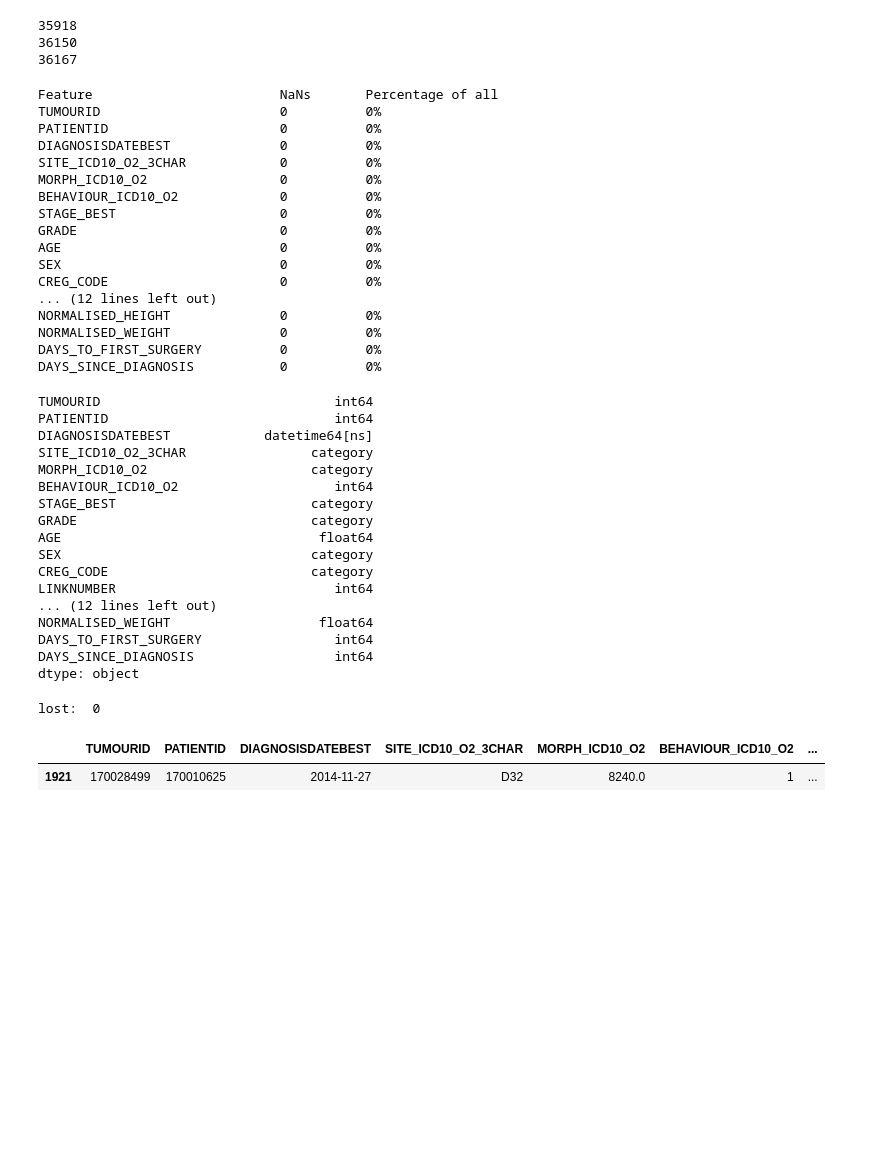
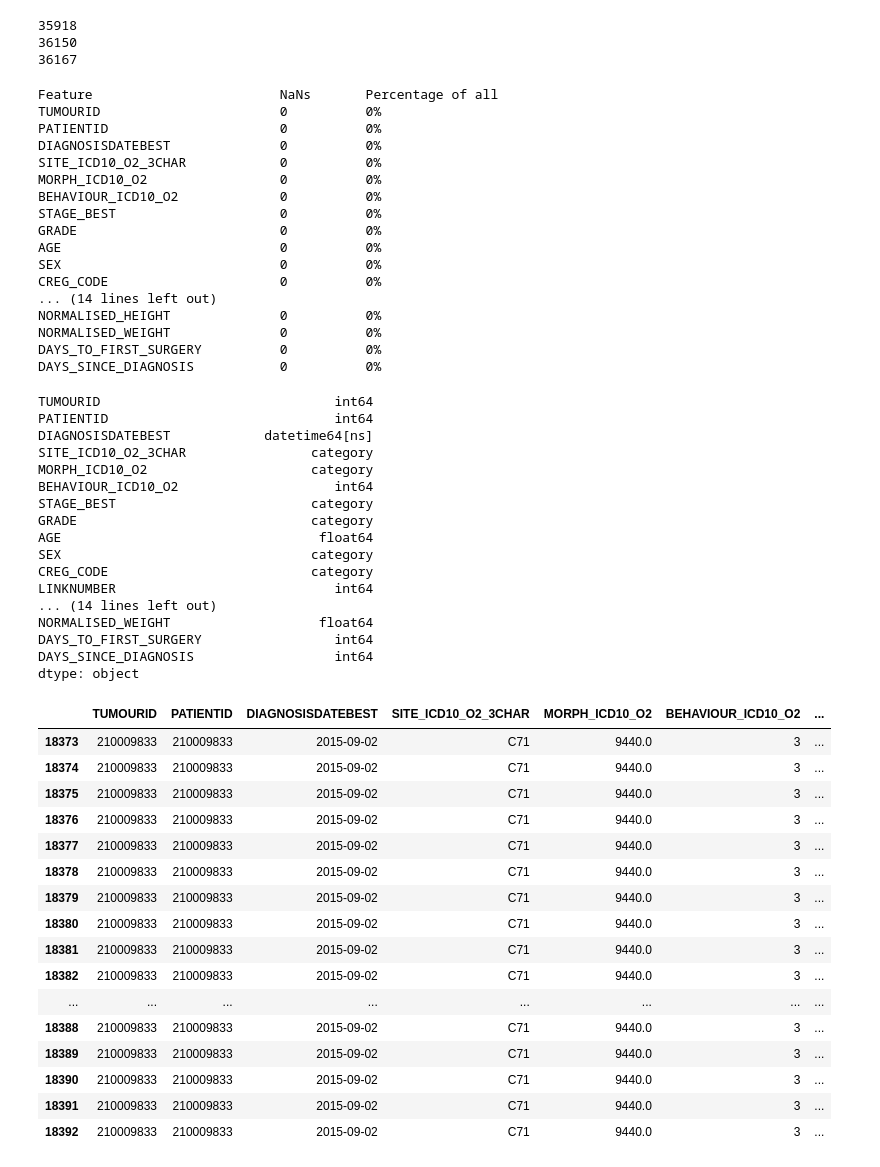
Before and after one commit to dkaizhang/federated-survival, a Jupyter notebook: imputer.ipynb, the cells around one changed output. Drawn from its saved outputs; the diff is of its cells as text; code cells hidden in the pictures; blank space fills up the shorter version.

```diff
--- a/imputer.ipynb
+++ b/imputer.ipynb
@@ -285,8 +286,8 @@ M      314
 C      100
 Name: ETHNICITY, dtype: int64
 # %%
-df['DAYS_SINCE_DIAGNOSIS'] = (df['VITALSTATUSDATE'] - df['DIAGNOSISDATEBEST']).dt.days
-df = df.drop(columns = 'VITALSTATUSDATE')
+df['DAYS_SINCE_DIAGNOSIS'] = (df['NEWVITALSTATUSDATE'] - df['DIAGNOSISDATEBEST']).dt.days
+df = df.drop(columns = ['NEWVITALSTATUSDATE','VITALSTATUSDATE'])
 print('Cases with negative days since diagnosis', (df['DAYS_SINCE_DIAGNOSIS'] < 0).sum())
 # %% [output]
 Cases with negative days since diagnosis 0
@@ -340,7 +341,7 @@ GRADE                          0          0%
 AGE                            0          0%
 SEX                            0          0%
 CREG_CODE                      0          0%
-... (12 lines left out)
+... (14 lines left out)
 NORMALISED_HEIGHT              0          0%
 NORMALISED_WEIGHT              0          0%
 DAYS_TO_FIRST_SURGERY          0          0%
@@ -360,17 +361,28 @@ AGE                                 float64
 SEX                                category
 CREG_CODE                          category
 LINKNUMBER                            int64
-... (12 lines left out)
+... (14 lines left out)
 NORMALISED_WEIGHT                   float64
 DAYS_TO_FIRST_SURGERY                 int64
 DAYS_SINCE_DIAGNOSIS                  int64
 dtype: object
-# %%
-from utilities import add_aggregate
-test = df.loc[df.PATIENTID == 170010625].copy()
-test = add_aggregate(test,what='max',target='DAYS_TO_FIRST_SURGERY',groupby='PATIENTID',name='out')
-test
-# %% [output]
-lost:  0
-|  | TUMOURID | PATIENTID | DIAGNOSISDATEBEST | SITE_ICD10_O2_3CHAR | MORPH_ICD10_O2 | BEHAVIOUR_ICD10_O2 | ... |
-| 1921 | 170028499 | 170010625 | 2014-11-27 | D32 | 8240.0 | 1 | ... |
+# %%
+df.loc[df.PATIENTID==210009833]
+# %% [output]
+|  | TUMOURID | PATIENTID | DIAGNOSISDATEBEST | SITE_ICD10_O2_3CHAR | MORPH_ICD10_O2 | BEHAVIOUR_ICD10_O2 | ... |
+| 18373 | 210009833 | 210009833 | 2015-09-02 | C71 | 9440.0 | 3 | ... |
+| 18374 | 210009833 | 210009833 | 2015-09-02 | C71 | 9440.0 | 3 | ... |
+| 18375 | 210009833 | 210009833 | 2015-09-02 | C71 | 9440.0 | 3 | ... |
+| 18376 | 210009833 | 210009833 | 2015-09-02 | C71 | 9440.0 | 3 | ... |
+| 18377 | 210009833 | 210009833 | 2015-09-02 | C71 | 9440.0 | 3 | ... |
+| 18378 | 210009833 | 210009833 | 2015-09-02 | C71 | 9440.0 | 3 | ... |
+| 18379 | 210009833 | 210009833 | 2015-09-02 | C71 | 9440.0 | 3 | ... |
+| 18380 | 210009833 | 210009833 | 2015-09-02 | C71 | 9440.0 | 3 | ... |
+| 18381 | 210009833 | 210009833 | 2015-09-02 | C71 | 9440.0 | 3 | ... |
+| 18382 | 210009833 | 210009833 | 2015-09-02 | C71 | 9440.0 | 3 | ... |
+| ... | ... | ... | ... | ... | ... | ... | ... |
+| 18388 | 210009833 | 210009833 | 2015-09-02 | C71 | 9440.0 | 3 | ... |
+| 18389 | 210009833 | 210009833 | 2015-09-02 | C71 | 9440.0 | 3 | ... |
+| 18390 | 210009833 | 210009833 | 2015-09-02 | C71 | 9440.0 | 3 | ... |
+| 18391 | 210009833 | 210009833 | 2015-09-02 | C71 | 9440.0 | 3 | ... |
+| 18392 | 210009833 | 210009833 | 2015-09-02 | C71 | 9440.0 | 3 | ... |
```
Also changed, not shown: parts of 8 cells of this notebook.
